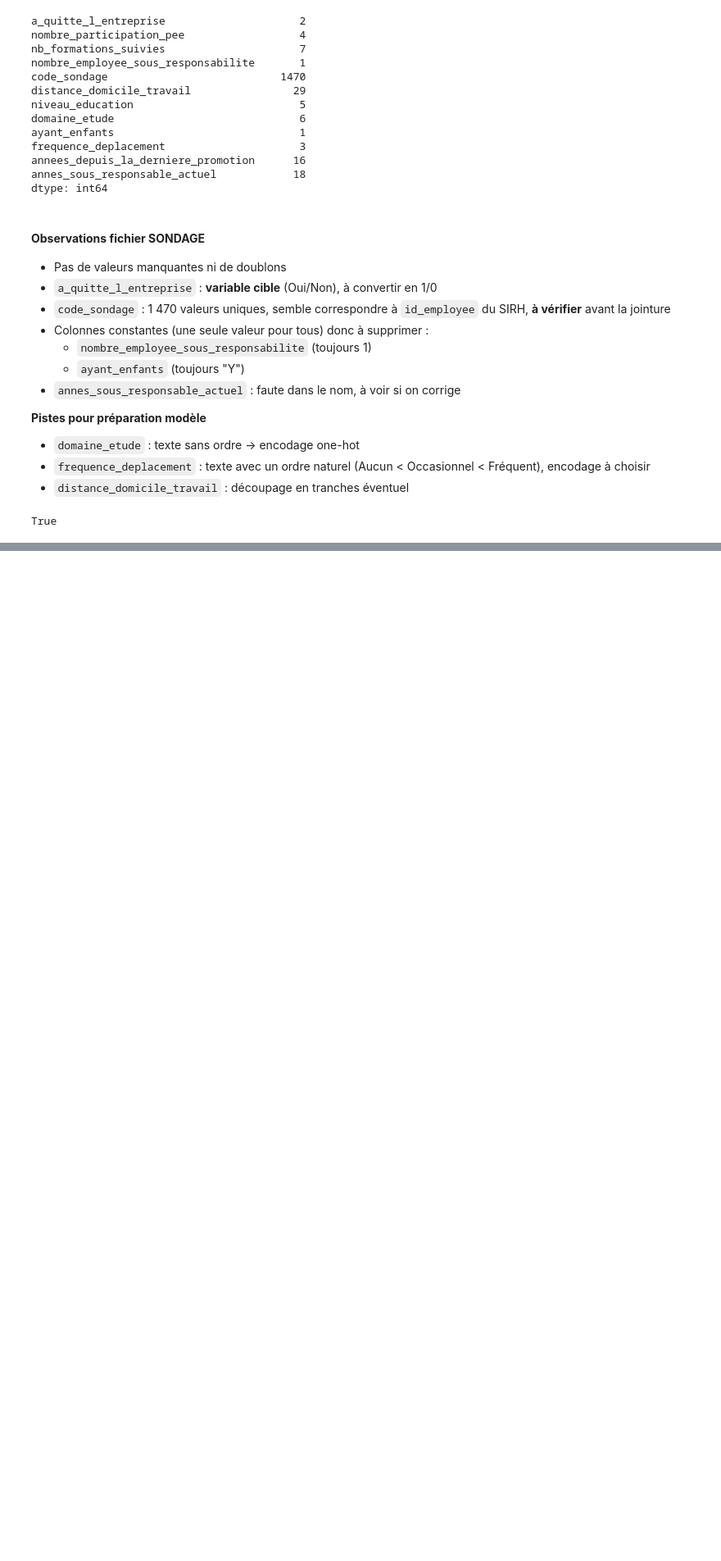
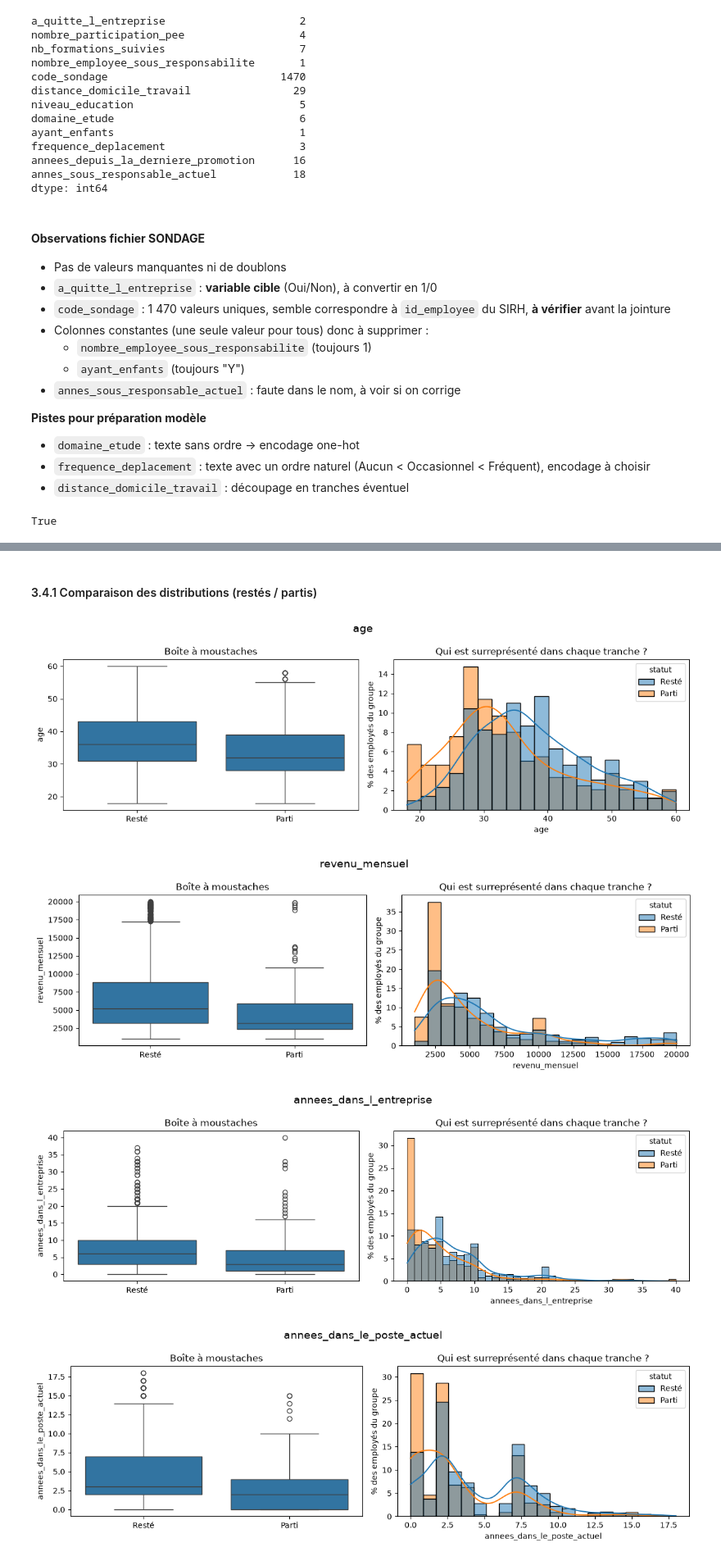
Before and after one commit to youdontknowmu/Projet4, a Jupyter notebook: 01_exploration.ipynb, the cells around one changed output, grey strips where cells are left out. Shown at 82% size. Saved outputs shown, nothing was run; the diff lists cells and outputs as text; code cells hidden in the pictures; blank space fills up the shorter version.

```diff
--- a/01_exploration.ipynb
+++ b/01_exploration.ipynb
@@ -278,0 +706,47 @@ Ce sont bien les mêmes valeurs que pour le fichier SIRH, cela servira de clé
+# %% [markdown]
+#### 3.4.1 Comparaison des distributions (restés / partis)
+# %%
+# ------------------------------------------------------------
+# Fonction : compare la distribution d'une variable entre restés et partis
+# ------------------------------------------------------------
+def comparer_distribution(df, colonne):
+    """Affiche un boxplot et un histogramme superposé de la colonne, selon le statut de départ."""
+    # Colonne temporaire avec des libellés lisibles pour les graphiques (0/1 -> Resté/Parti)
+    df_graph = df.assign(statut=df["a_quitte_l_entreprise"].map({0: "Resté", 1: "Parti"}))
+
+    # 2 graphiques côte à côte
+    fig, axes = plt.subplots(1, 2, figsize=(12, 4))
+
+    # Gauche : boxplot
+    sns.boxplot(data=df_graph, x="statut", y=colonne, order=["Resté", "Parti"], ax=axes[0])
+    axes[0].set_title("Boîte à moustaches")
+    axes[0].set_xlabel("")
+
+    # Droite : histogrammes superposés
+    # stat="percent" + common_norm=False : chaque groupe est ramené à 100 %,
+    # la hauteur d'une barre = % des employés DU GROUPE qui tombent dans cette tranche.
+    # Indispensable ici : sinon les 1 233 restés écraseraient les 237 partis
+    # et on ne verrait pas la forme de leur distribution.
+    sns.histplot(data=df_graph, x=colonne, hue="statut", hue_order=["Resté", "Parti"],
+                 stat="percent", common_norm=False, kde=True, ax=axes[1])
+    axes[1].set_title("Qui est surreprésenté dans chaque tranche ?")
+    axes[1].set_ylabel("% des employés du groupe")
+
+    fig.suptitle(colonne, fontsize=14)
+    plt.tight_layout()
+    plt.show()
+
+# ------------------------------------------------------------
+# Application aux variables continues
+# ------------------------------------------------------------
+colonnes_continues = [
+    "age", "revenu_mensuel", "annees_dans_l_entreprise", "annees_dans_le_poste_actuel",
+    "annee_experience_totale", "distance_domicile_travail",
+]
+for col in colonnes_continues:
+    comparer_distribution(df, col)
+# %% [output]
+[figure, added]
+[figure, added]
+[figure, added]
+[figure, added]
```
Also changed, not shown: parts of 73 cells of this notebook.
